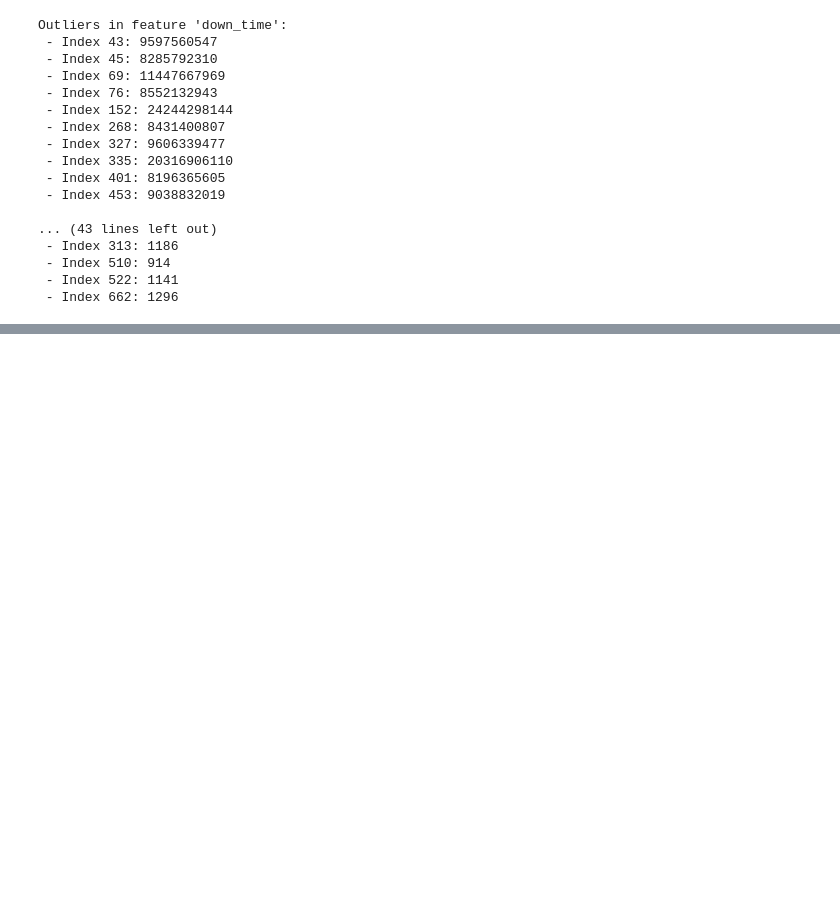
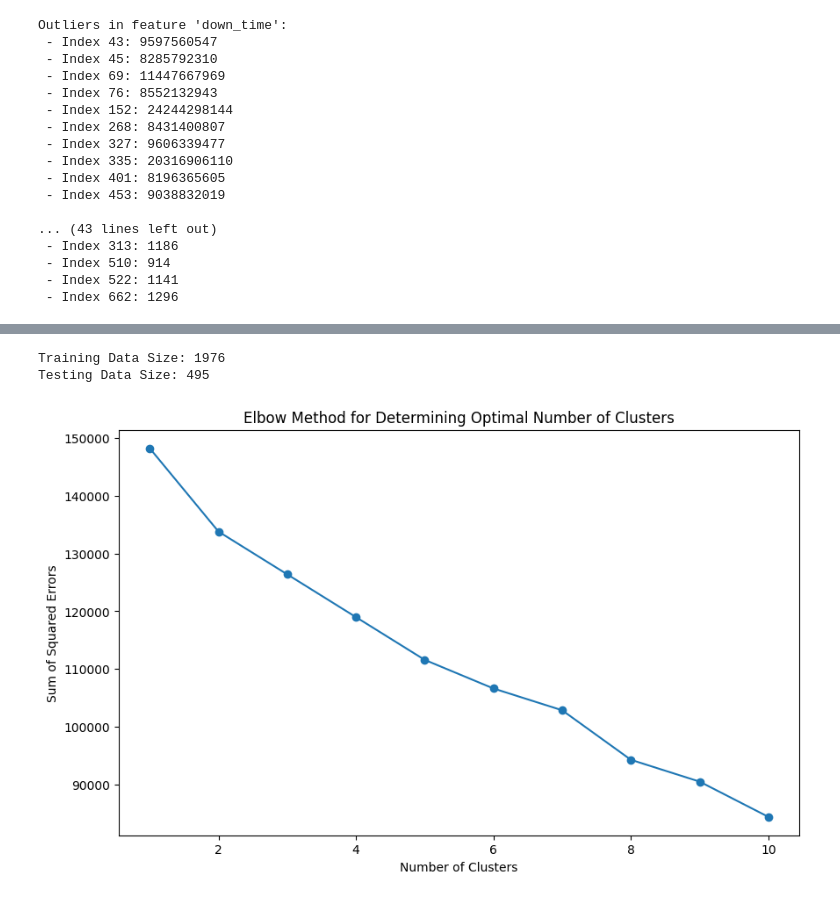
Before and after one commit to aryandgandhi/finalstat432, a Jupyter notebook: analysis.ipynb, the cells around one changed output, grey strips where cells are left out. Cells and saved outputs as stored; diff of their text form; code cells hidden in the pictures; blank space fills up the shorter version.

```diff
--- a/analysis.ipynb
+++ b/analysis.ipynb
@@ -194,0 +211,42 @@ Outliers in feature 'down_time':
+# %%
+from sklearn.model_selection import train_test_split
+
+# Randomly splitting the extended_features dataset
+train_data, test_data = train_test_split(extended_features, test_size=0.20, random_state=42)
+
+# Confirming the size of the training and testing datasets
+print("Training Data Size:", train_data.shape[0])
+print("Testing Data Size:", test_data.shape[0])
+# %% [output]
+Training Data Size: 1976
+Testing Data Size: 495
+# %%
+from sklearn.preprocessing import StandardScaler
+
+# Standardizing the data
+scaler = StandardScaler()
+scaled_features = scaler.fit_transform(extended_features.drop(['id'], axis=1))  # Exclude non-numeric or identifier columns
+# %%
+import numpy as np
+import pandas as pd
+import matplotlib.pyplot as plt
+from sklearn.preprocessing import StandardScaler
+from sklearn.cluster import KMeans
+from scipy.cluster.hierarchy import dendrogram, linkage
+
+
+sse = []
+for k in range(1, 11):  # Trying different numbers of clusters
+    kmeans = KMeans(n_clusters=k, random_state=42)
+    kmeans.fit(scaled_features)
+    sse.append(kmeans.inertia_)
+
+# Plotting the Elbow graph
+plt.figure(figsize=(10, 6))
+plt.plot(range(1, 11), sse, marker='o')
+plt.title('Elbow Method for Determining Optimal Number of Clusters')
+plt.xlabel('Number of Clusters')
+plt.ylabel('Sum of Squared Errors')
+plt.show()
+# %% [output]
+[figure, added]
```
Also changed, not shown: parts of 3 cells of this notebook.
